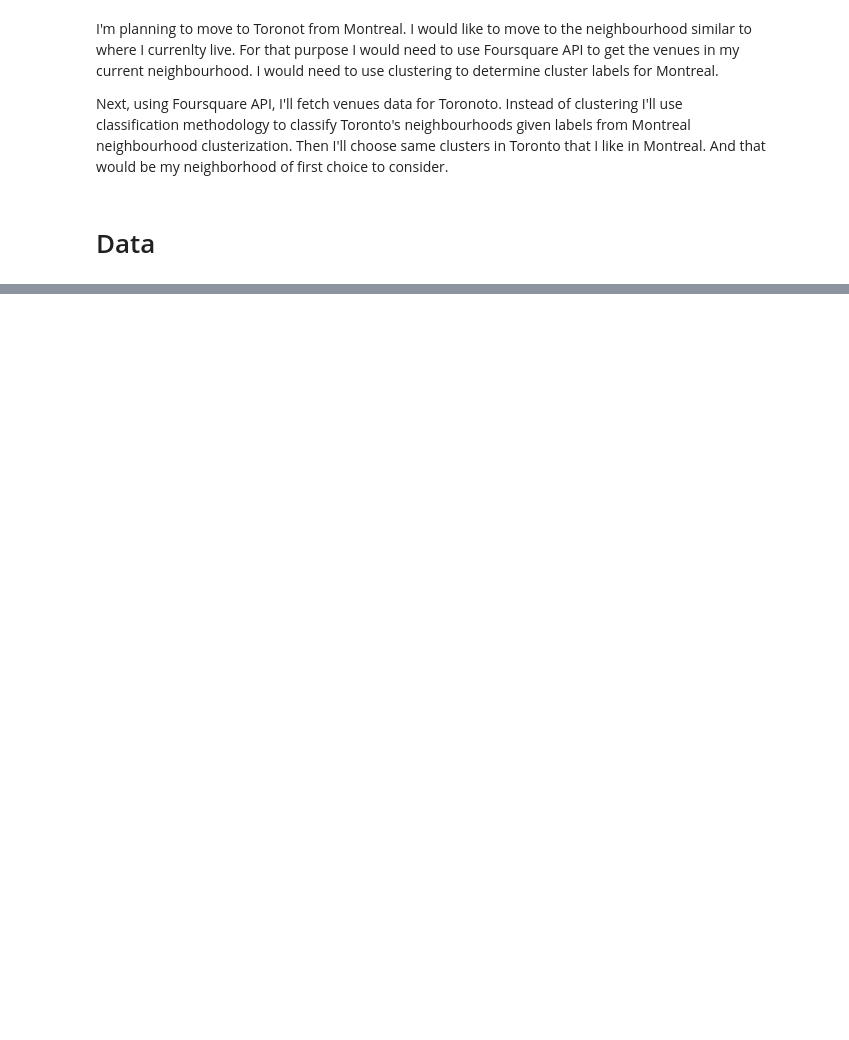
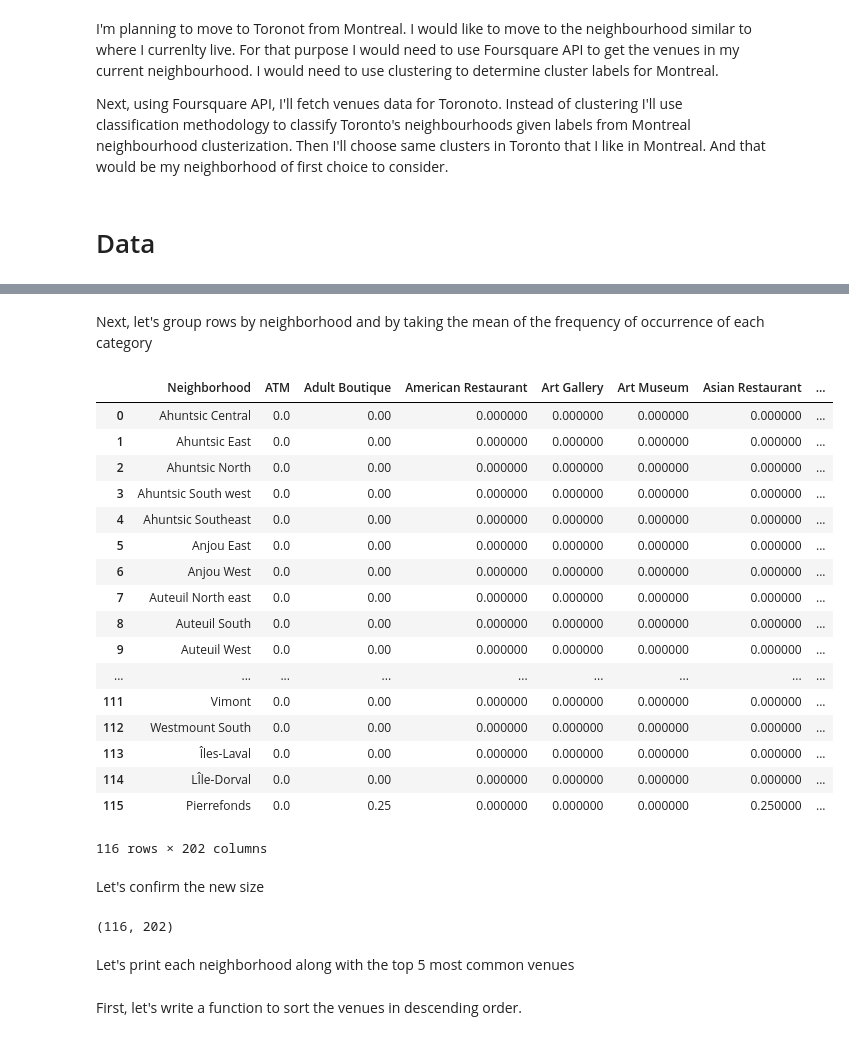
Before and after one commit to VasylR/Coursera_Capstone, a Jupyter notebook: Moving to Toronto.ipynb, the cells around one changed output, grey strips where cells are left out. Cells and saved outputs as stored; diff of their text form; code cells hidden in the pictures; blank space fills up the shorter version.

```diff
--- a/Moving to Toronto.ipynb
+++ b/Moving to Toronto.ipynb
@@ -45,0 +171,18 @@ https://en.wikipedia.org/wiki/List_of_postal_codes_of_Canada:_H
+# %%
+# create map of Manhattan using latitude and longitude values
+map_montreal = folium.Map(location=[latitude, longitude], zoom_start=11)
+
+# add markers to map
+for lat, lng, label in zip(df_postal_c['Latitude'], df_postal_c['Longitude'], df_postal_c['Neighborhood']):
+    label = folium.Popup(label, parse_html=True)
+    folium.CircleMarker(
+        [lat, lng],
+        radius=5,
+        popup=label,
+        color='blue',
+        fill=True,
+        fill_color='#3186cc',
+        fill_opacity=0.7,
+        parse_html=False).add_to(map_montreal)
+
+map_montreal
@@ -45,0 +197,10 @@ https://en.wikipedia.org/wiki/List_of_postal_codes_of_Canada:_H
+# %%
+CLIENT_ID = 'CD3LA0M1TG30QJNBQL2BOJRT12Z1AYS5NSSA3HDUOUC' # your Foursquare ID
+CLIENT_SECRET = 'VYBFSJGULEXQR1PVNLTD30LDL4UTDXJW25GIBXCO3MKM' # your Foursquare Secret
+VERSION = '20180323' # Foursquare API version
+
+radius = 500 # define radius
+LIMIT = 100 # limit of number of venues returned by Foursquare API
+print('Your credentails:')
+print('CLIENT_ID: ' + CLIENT_ID)
+print('CLIENT_SECRET:' + CLIENT_SECRET)
@@ -45,0 +253,5 @@ https://en.wikipedia.org/wiki/List_of_postal_codes_of_Canada:_H
+# %%
+montreal_venues = getNearbyVenues(names=df_postal_c['Neighborhood'],
+                                   latitudes=df_postal_c['Latitude'],
+                                   longitudes=df_postal_c['Longitude']
+                                  )
@@ -45,0 +315,9 @@ https://en.wikipedia.org/wiki/List_of_postal_codes_of_Canada:_H
+# %%
+# one hot encoding
+montreal_onehot = pd.get_dummies(montreal_venues[['Venue Category']], prefix="", prefix_sep="")
+
+# add neighborhood column back to dataframe
+montreal_onehot['Neighborhood'] = montreal_venues['Neighborhood']
+
+
+montreal_onehot.head()
@@ -45,0 +362,33 @@ https://en.wikipedia.org/wiki/List_of_postal_codes_of_Canada:_H
+# %% [markdown]
+
+Next, let's group rows by neighborhood and by taking the mean of the frequency of occurrence of each category
+# %%
+montreal_grouped = montreal_onehot.groupby('Neighborhood').mean().reset_index()
+montreal_grouped
+# %% [output]
+|  | Neighborhood | ATM | Adult Boutique | American Restaurant | Art Gallery | Art Museum | Asian Restaurant | ... |
+| 0 | Ahuntsic Central | 0.0 | 0.00 | 0.000000 | 0.000000 | 0.000000 | 0.000000 | ... |
+| 1 | Ahuntsic East | 0.0 | 0.00 | 0.000000 | 0.000000 | 0.000000 | 0.000000 | ... |
+| 2 | Ahuntsic North | 0.0 | 0.00 | 0.000000 | 0.000000 | 0.000000 | 0.000000 | ... |
+| 3 | Ahuntsic South west | 0.0 | 0.00 | 0.000000 | 0.000000 | 0.000000 | 0.000000 | ... |
+| 4 | Ahuntsic Southeast | 0.0 | 0.00 | 0.000000 | 0.000000 | 0.000000 | 0.000000 | ... |
+| 5 | Anjou East | 0.0 | 0.00 | 0.000000 | 0.000000 | 0.000000 | 0.000000 | ... |
+| 6 | Anjou West | 0.0 | 0.00 | 0.000000 | 0.000000 | 0.000000 | 0.000000 | ... |
+| 7 | Auteuil North east | 0.0 | 0.00 | 0.000000 | 0.000000 | 0.000000 | 0.000000 | ... |
+| 8 | Auteuil South | 0.0 | 0.00 | 0.000000 | 0.000000 | 0.000000 | 0.000000 | ... |
+| 9 | Auteuil West | 0.0 | 0.00 | 0.000000 | 0.000000 | 0.000000 | 0.000000 | ... |
+| ... | ... | ... | ... | ... | ... | ... | ... | ... |
+| 111 | Vimont | 0.0 | 0.00 | 0.000000 | 0.000000 | 0.000000 | 0.000000 | ... |
+| 112 | Westmount South | 0.0 | 0.00 | 0.000000 | 0.000000 | 0.000000 | 0.000000 | ... |
+| 113 | Îles-Laval | 0.0 | 0.00 | 0.000000 | 0.000000 | 0.000000 | 0.000000 | ... |
+| 114 | LÎle-Dorval | 0.0 | 0.00 | 0.000000 | 0.000000 | 0.000000 | 0.000000 | ... |
+| 115 | Pierrefonds | 0.0 | 0.25 | 0.000000 | 0.000000 | 0.000000 | 0.250000 | ... |
+116 rows × 202 columns
+# %% [markdown]
+ Let's confirm the new size
+# %%
+montreal_grouped.shape
+# %% [output]
+(116, 202)
+# %% [markdown]
+Let's print each neighborhood along with the top 5 most common venues
@@ -45,0 +397,2 @@ https://en.wikipedia.org/wiki/List_of_postal_codes_of_Canada:_H
+# %% [markdown]
+First, let's write a function to sort the venues in descending order.
```
Also changed, not shown: parts of 117 cells of this notebook, 9 other files.
